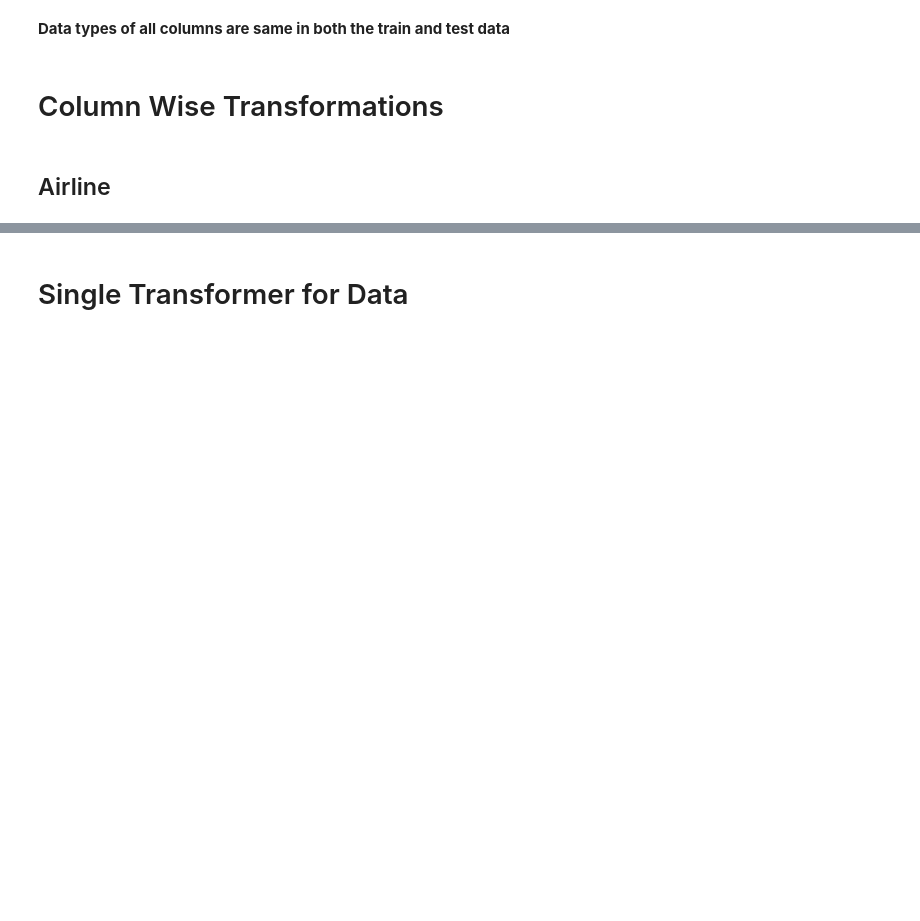
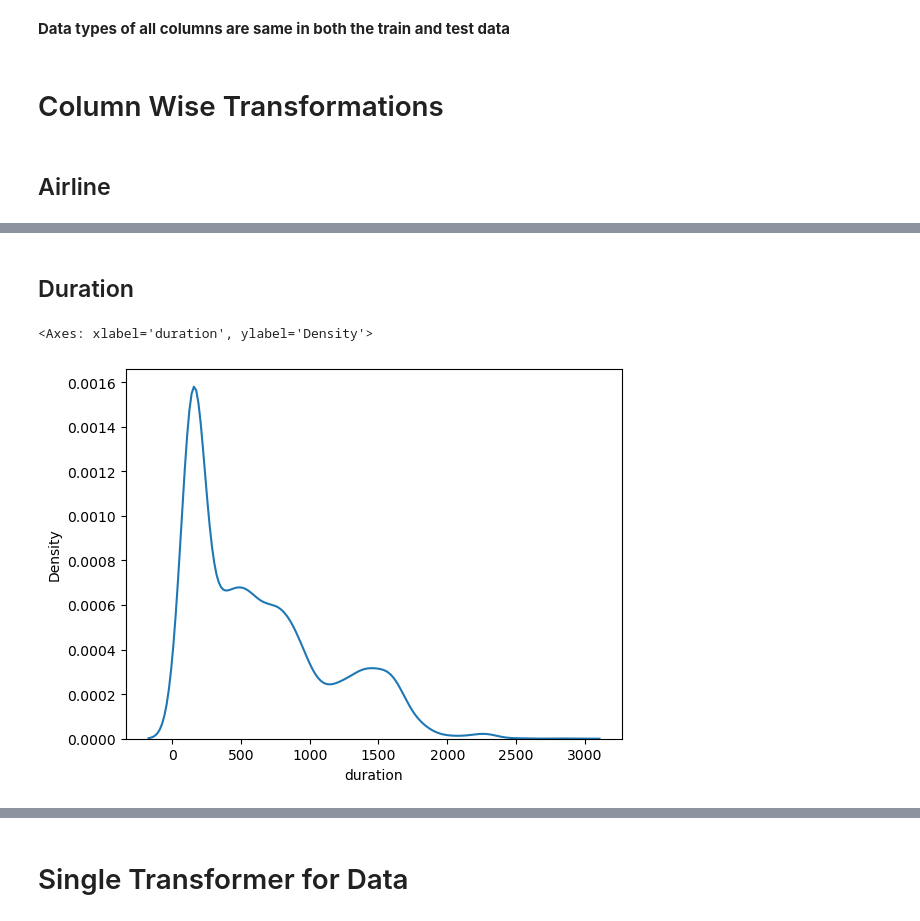
Before and after one commit to Himanshu-1703/Flight-Price-Prediction, a Jupyter notebook: new_notebooks/Feature_Engineering_New.ipynb, the cells around one changed output, grey strips where cells are left out. Cells and saved outputs as stored; diff of their text form; code cells hidden in the pictures; blank space fills up the shorter version.

```diff
--- a/new_notebooks/Feature_Engineering_New.ipynb
+++ b/new_notebooks/Feature_Engineering_New.ipynb
@@ -112,0 +535,7 @@ Are the data types same in both train and test data --> True
+# %% [markdown]
+## Duration
+# %%
+sns.kdeplot(train_df.loc[:,'duration'])
+# %% [output]
+<Axes: xlabel='duration', ylabel='Density'>
+[figure, added]
```
Also changed, not shown: parts of 59 cells of this notebook, 2 other files.
